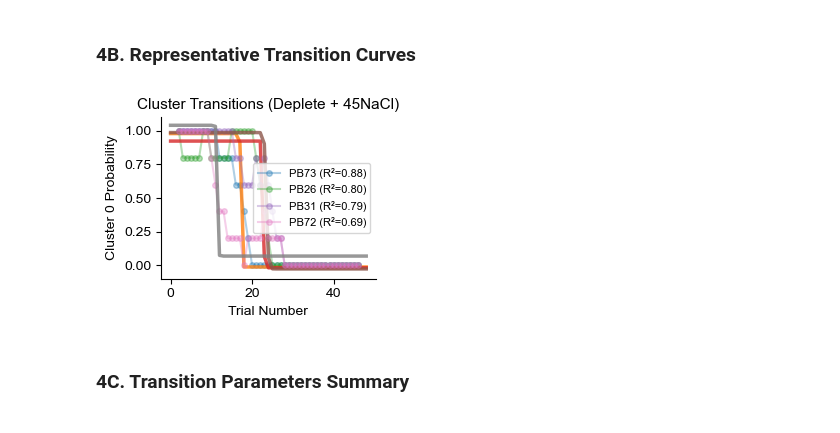
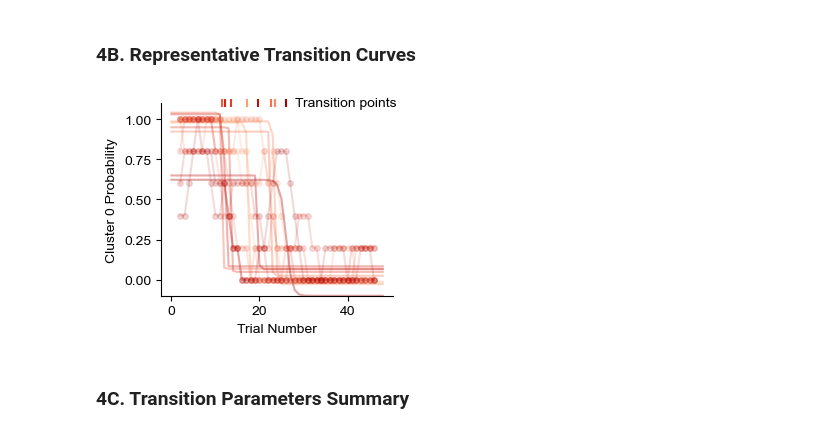
Before and after one commit to jaimemcc/bazzino, a Jupyter notebook: notebooks/figure_4_paper.ipynb, the cells around one changed output. Drawn from its saved outputs; the diff is of its cells as text; code cells hidden in the pictures.

```diff
--- a/notebooks/figure_4_paper.ipynb
+++ b/notebooks/figure_4_paper.ipynb
@@ -161,41 +163,45 @@ Individual animal fits:
 # Plot representative sigmoid fits for deplete + 45NaCl animals
 f, ax = plt.subplots(figsize=(3, 2.5))
 
-# Get up to 4 animals with best fit quality
-best_fits = fits_df.nlargest(4, 'r_squared')
+# Get up to 8 animals with best fit quality
+best_fits = fits_df.nlargest(8, 'r_squared')
+
+# Create red-orange shades (one per rat)
+rat_colors = plt.cm.OrRd(np.linspace(0.45, 0.9, len(best_fits)))
 
 for idx, (_, row) in enumerate(best_fits.iterrows()):
     animal_id = row.get('id', row.get('animal_id', f'animal_{idx}'))
+    rat_color = rat_colors[idx]
 
     # Get trials for this animal from x_array
     subset = x_array.query("id == @animal_id & condition == 'deplete' & infusiontype == '45NaCl'").sort_values('trial')
     trial_nums = subset.trial.values
 
     # Calculate cluster probability (cluster 0 = 1, else 0)
     cluster_membership = (subset.cluster_photo.values == 0).astype(int)
 
     # Smooth with rolling window
     window_size = min(5, len(cluster_membership))
     cluster_prob = pd.Series(cluster_membership).rolling(window=window_size, center=True).mean().values
 
     # Plot actual probability
-    ax.plot(trial_nums, cluster_prob, 'o-', alpha=0.35, markersize=4,
-            label=f"{animal_id} (R²={row['r_squared']:.2f})")
+    ax.plot(trial_nums, cluster_prob, 'o-', alpha=0.15, markersize=4, color=rat_color)
 
     # Plot fitted sigmoid using stored parameters
     y_fit = sigmoid(trial_nums, row['A'], row['L'], row['x0_orig'], row['k'])
-    ax.plot(trial_nums, y_fit, '-', linewidth=2.5, alpha=0.8)
+    ax.plot(trial_nums, y_fit, '-', linewidth=1.5, alpha=0.35, color=rat_color)
+
+    ax.scatter(row['x0_orig'], 1.1, marker='|', clip_on=False, color=rat_color)
+
 
 ax.set_xlabel('Trial Number', fontsize=10)
 ax.set_ylabel('Cluster 0 Probability', fontsize=10)
-ax.set_title('Cluster Transitions (Deplete + 45NaCl)', fontsize=11)
+ax.text(28, 1.1, "Transition points", va="center")
+# ax.set_title('Cluster Transitions (Deplete + 45NaCl)', fontsize=11)
 ax.set_ylim([-0.1, 1.1])
-ax.legend(fontsize=8, loc='best')
 sns.despine(ax=ax)
 
-plt.tight_layout()
 if SAVE_FIGS:
     save_figure(f, "fig4b_representative_transitions", FIGSFOLDER)
-plt.show()
 # %% [output]
-[figure, old version]
+[figure, new version]
```
Also changed, not shown: parts of 6 cells of this notebook, 13 other files.
